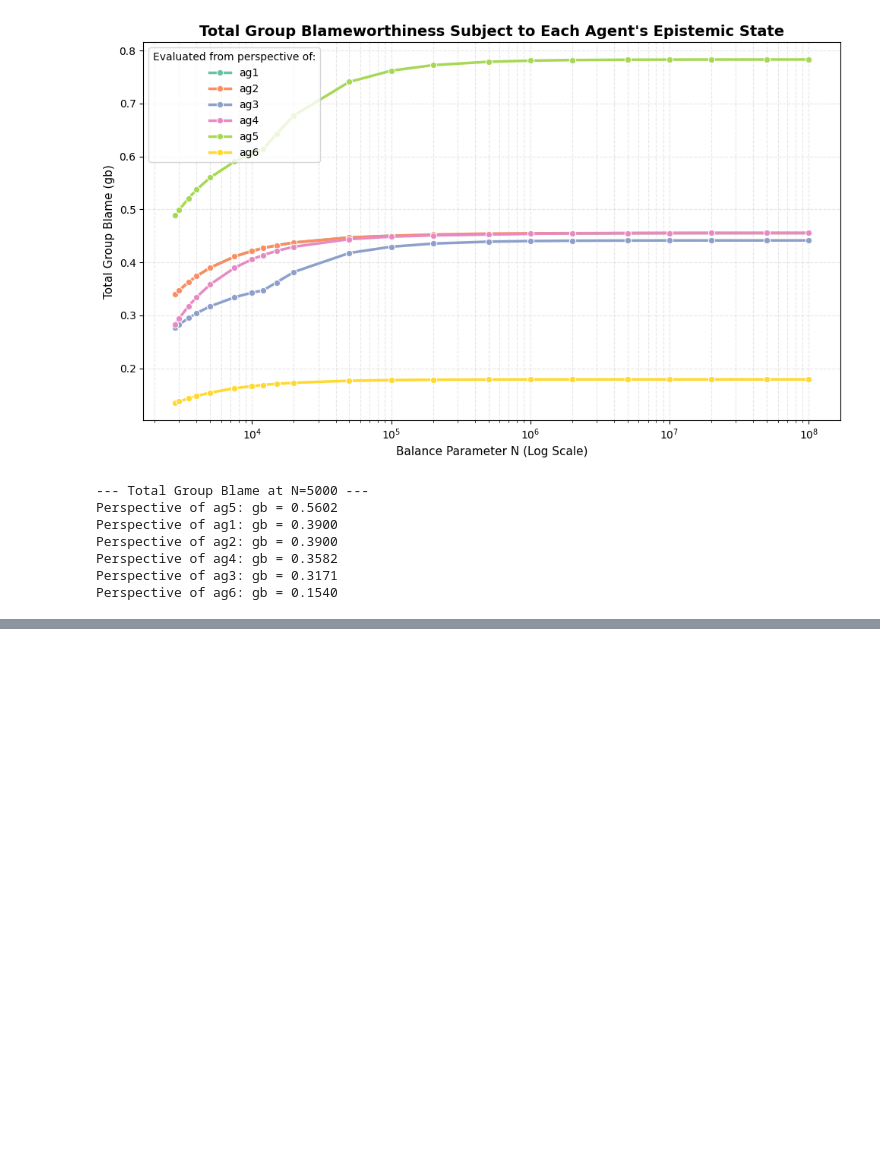
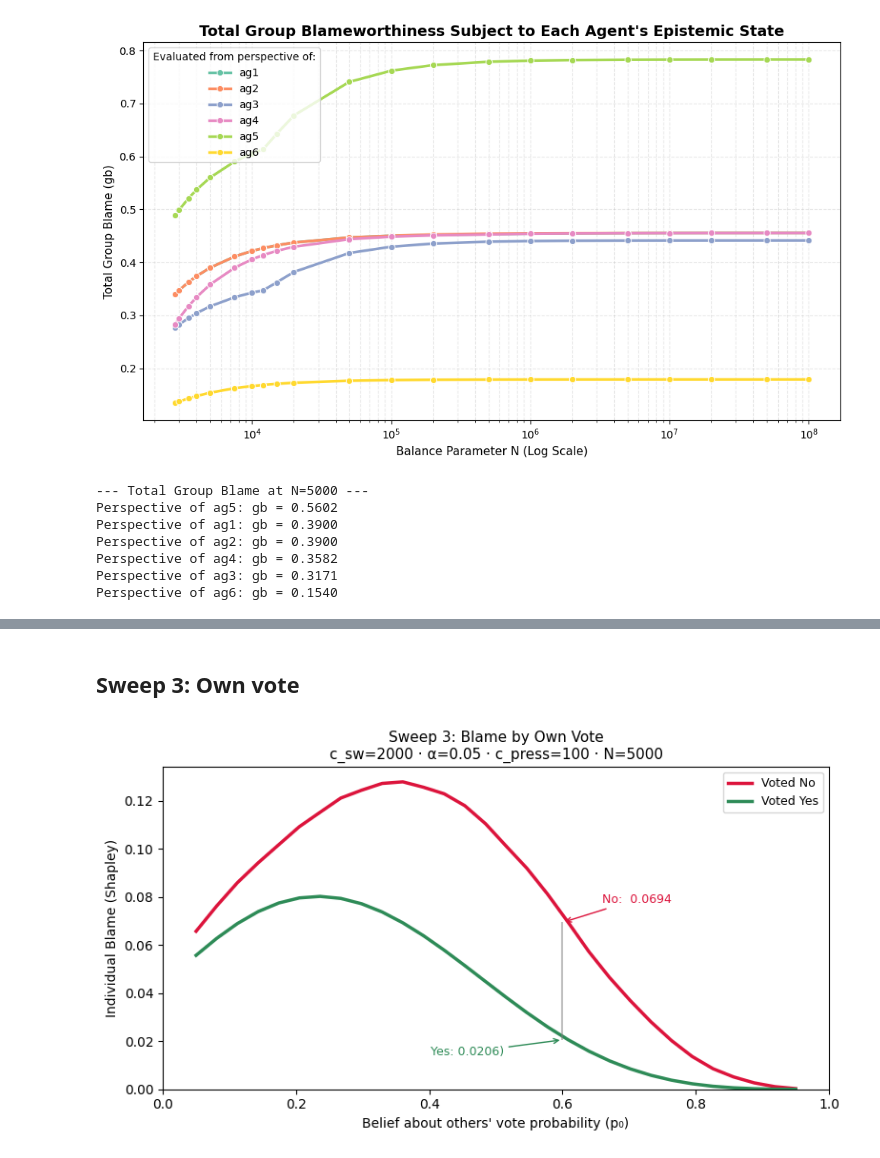
Before and after one commit to rcrtss/miis2025-atiis, a Jupyter notebook: framework/analysis.ipynb, the cells around one changed output, grey strips where cells are left out. Saved outputs shown, nothing was run; the diff lists cells and outputs as text; code cells hidden in the pictures; blank space fills up the shorter version.

```diff
--- a/framework/analysis.ipynb
+++ b/framework/analysis.ipynb
@@ -545,0 +666,57 @@ Perspective of ag6: gb = 0.1540
+# %% [markdown]
+## Sweep 3: Own vote
+# %%
+# ── SWEEP 3 BASELINE: Voted No vs. Voted Yes ─────────────────────────────────
+# Diagnostic question: does the yes-voter retain nonzero residual blame?
+
+import numpy as np
+import pandas as pd
+import matplotlib.pyplot as plt
+from committee import BlameCalculator, EpistemicState
+
+AGENTS  = ['ag1','ag2','ag3','ag4','ag5','ag6','ag7']
+TARGET  = 'ag1'
+N       = 5000
+C_SW    = 2000
+C_PRESS = 100
+ALPHA   = 0.05
+
+base_values = np.linspace(0.05, 0.95, 30)
+records = []
+for base in base_values:
+    for vote_label, vote_val in [('Voted No', 0.0), ('Voted Yes', 1.0)]:
+        calc  = BlameCalculator(AGENTS, N, pressure_effect=ALPHA, pressure_cost=C_PRESS, switch_cost=C_SW)
+        probs = {ag: base for ag in AGENTS}
+        probs[TARGET] = vote_val
+        e1    = EpistemicState(probs)
+        blame = calc.apportion_blame_shapley(TARGET, e1)
+        records.append({'p₀': base, 'vote': vote_label, 'blame': blame})
+
+df = pd.DataFrame(records)
+
+# Values at paper default p₀ ≈ 0.6
+idx_06   = (df['p₀'] - 0.6).abs().idxmin()  # closest to 0.6 regardless of vote
+no_06    = df[(df['vote']=='Voted No')  & (df['p₀'] == df.loc[idx_06, 'p₀'])]['blame'].values[0]
+yes_06   = df[(df['vote']=='Voted Yes') & (df['p₀'] == df.loc[idx_06, 'p₀'])]['blame'].values[0]
+
+fig, ax = plt.subplots(figsize=(8, 4.5))
+for label, color in [('Voted No', 'crimson'), ('Voted Yes', 'seagreen')]:
+    sub = df[df['vote'] == label]
+    ax.plot(sub['p₀'], sub['blame'], color=color, linewidth=2.5, label=label)
+
+# Annotate gap at p₀ = 0.6
+ax.vlines(0.6, yes_06, no_06, color='gray', linewidth=1.5, linestyle='-', alpha=0.5)
+ax.annotate(f'No:  {no_06:.4f}', xy=(0.6, no_06), xytext=(30, 15),
+            textcoords='offset points', fontsize=9, color='crimson',
+            arrowprops=dict(arrowstyle='->', color='crimson', lw=1))
+ax.annotate(f'Yes: {yes_06:.4f})',
+            xy=(0.6, yes_06), xytext=(-100, -12),
+            textcoords='offset points', fontsize=9, color='seagreen',
+            arrowprops=dict(arrowstyle='->', color='seagreen', lw=1))
+ax.set_xlabel("Belief about others' vote probability (p₀)", fontsize=10)
+ax.set_ylabel('Individual Blame (Shapley)', fontsize=10)
+ax.set_title(f'Sweep 3: Blame by Own Vote\nc_sw={C_SW} · α={ALPHA} · c_press={C_PRESS} · N={N}', fontsize=11)
+ax.legend(fontsize=9); ax.set_xlim(0, 1); ax.set_ylim(bottom=0)
+plt.tight_layout(); plt.show()
+# %% [output]
+[figure, added]
```
Also changed, not shown: parts of 11 cells of this notebook, 25 other files.
